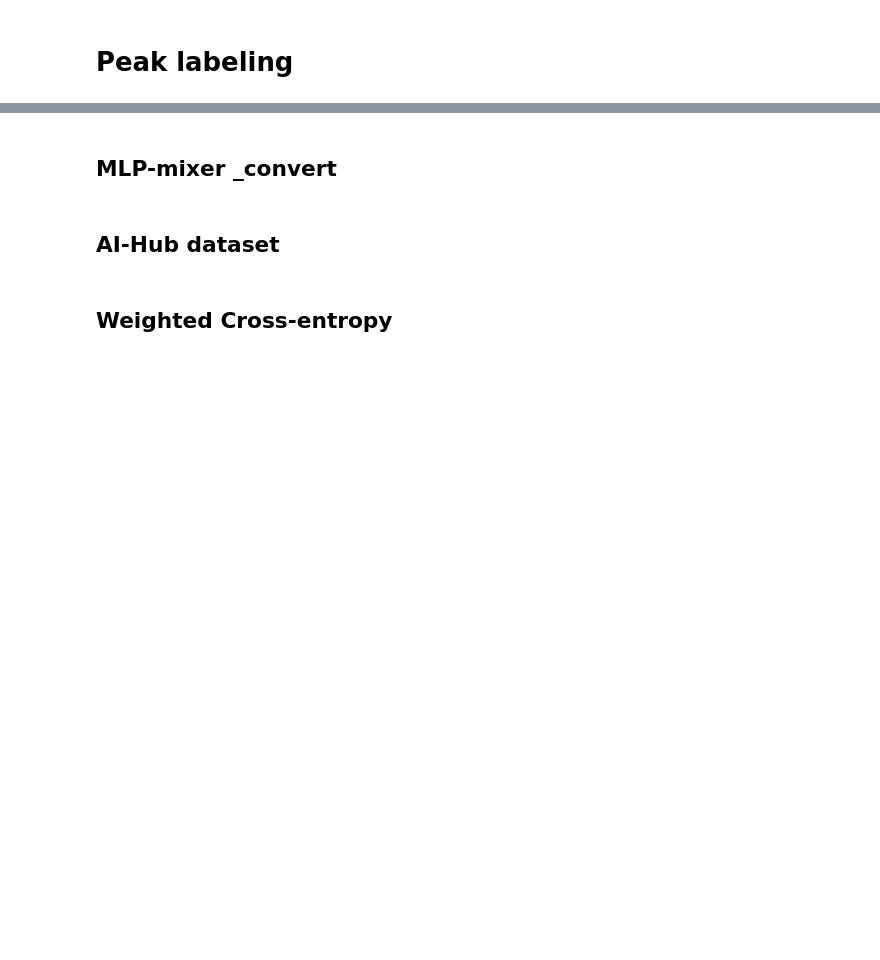
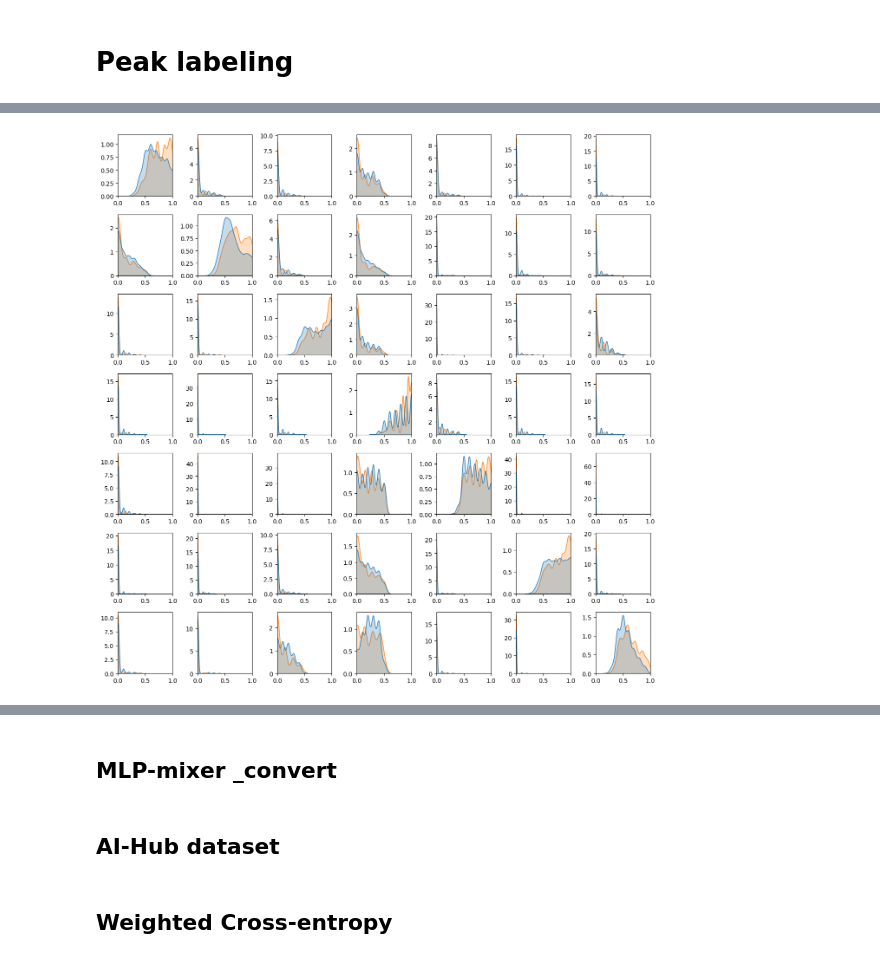
Before and after one commit to 1pha/MulitmodalERC-TensorMixerNetwork, a Jupyter notebook: modeling.ipynb, the cells around one changed output, grey strips where cells are left out. Cells and saved outputs as stored; diff of their text form; code cells hidden in the pictures; blank space fills up the shorter version.

Commit message:
kdeplot

```diff
--- a/modeling.ipynb
+++ b/modeling.ipynb
@@ -31,0 +48,7 @@ total_df['entropy'] = total_df[selected_columns].apply(take_log).apply(np.nansum
+# %%
+import torch
+# selected_columns = [f'{i}_p' for i in range(1,7+1)]
+peak_df = pd.DataFrame(reverse_soft(torch.from_numpy(total_df[list(idx2emotion.values())].values)).numpy())
+peak_df.columns = list(idx2emotion.values())
+peak_df['vote_emotion'] = total_df['vote_emotion'].values
+peak_df
@@ -31,0 +69,7 @@ total_df['entropy'] = total_df[selected_columns].apply(take_log).apply(np.nansum
+# %%
+total_df['before_after'] ='before'
+# %%
+peak_df['before_after'] = 'after'
+# %%
+merge_df = pd.concat([total_df, peak_df], axis=0)
+merge_df
@@ -31,0 +111,55 @@ total_df['entropy'] = total_df[selected_columns].apply(take_log).apply(np.nansum
+# %%
+import matplotlib.pyplot as plt
+
+
+fig, axes = plt.subplots(7, 7, figsize=(13, 13))
+
+for row, row_emotion in  enumerate(list(idx2emotion.values())):
+    selected_emotion_df = merge_df[merge_df['vote_emotion'] == row_emotion].drop(['vote_emotion'],axis=1)
+    # fig, axes = plt.subplot(1,7)
+    # fig, axes = plt.subplots(1, 7, figsize=(8, 8))
+    # before_df, after_df= split_before_after(selected_emotion_df)
+    for col, emotion in  enumerate(list(idx2emotion.values())):
+        b_ = sns.kdeplot(data=selected_emotion_df,
+                         x=emotion,
+            hue='before_after',
+            # cumulative=True,
+            fill=True, legend=False,
+            # height=5, aspect=1.6,
+            # cut=0,
+            bw_adjust=1,
+            # alpha=.5, linewidth=0.2,
+            common_norm=True,
+            # clip=(0.0, 1.0),
+            ax=axes[row, col]
+            )
+        b_.set_xlim(0, 1)
+        # b_.set_xlim((0,5))
+        b_.set_xlabel(None)
+        b_.set_ylabel(None)
+        # b_.set_yticklabels([])
+
+        # a_=sns.kdeplot(after_df[emotion],
+
+        #       fill=True, legend=False,
+        #     #   height=5, aspect=1.6,
+        #     # cut=0,
+        #     common_norm=True,
+        #     bw_adjust=1,
+        #     # alpha=.5, linewidth=0.2,
+        #     # clip=(0.0, 1.0),
+        #     ax=axes[row,col]
+        #     )
+        # a_.set_xlim(0, 1)
+        # # a_.set_xlim((0,5))
+        # a_.set_xlabel(None)
+        # a_.set_ylabel(None)
+        # a_.set_yticklabels([])
+
+plt.tight_layout()
+plt.show()
+
+# plt.xlabel("Density")
+# plt.xlabel(list(idx2emotion.values()))
+# %% [output]
+[figure, added]
```
Also changed, not shown: parts of 39 cells of this notebook.
